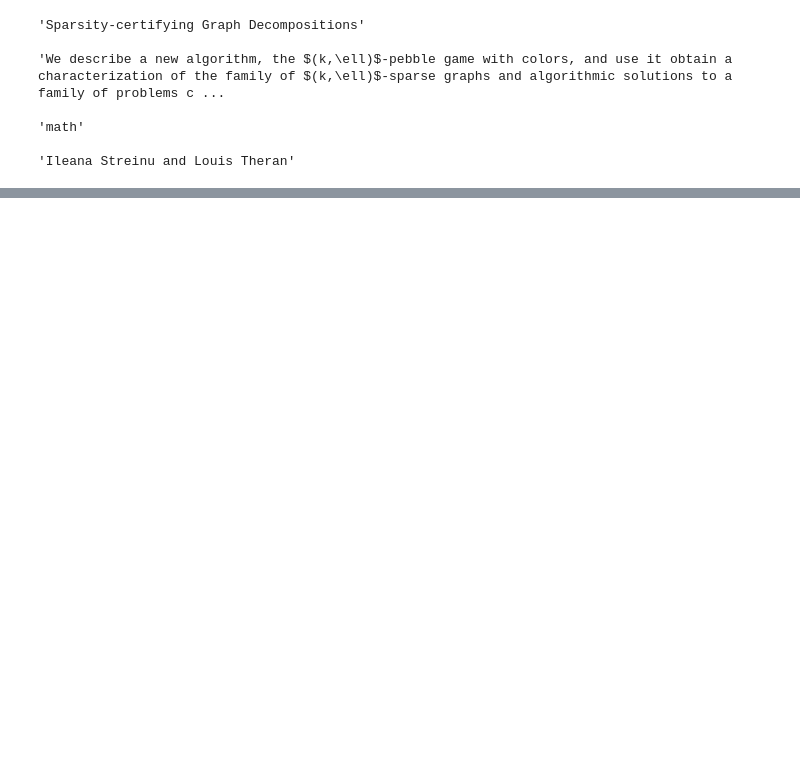
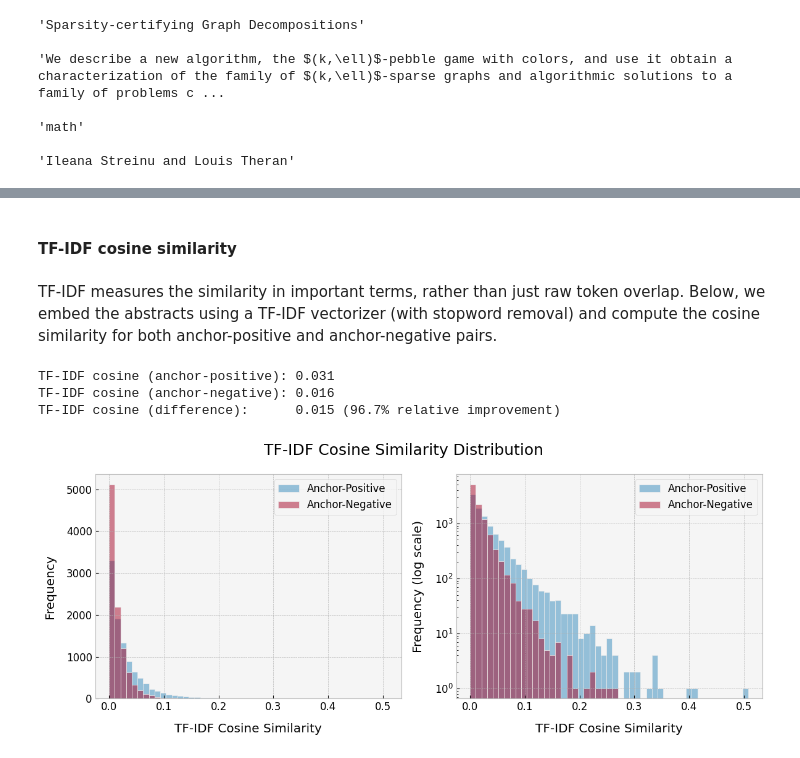
Before and after one commit to nadrajak/arxiv-semantic-search, a Jupyter notebook: notebooks/0-arxiv-exploration.ipynb, the cells around one changed output, grey strips where cells are left out. Saved outputs shown, nothing was run; the diff lists cells and outputs as text; code cells hidden in the pictures; blank space fills up the shorter version.

```diff
--- a/notebooks/0-arxiv-exploration.ipynb
+++ b/notebooks/0-arxiv-exploration.ipynb
@@ -416,0 +545,4 @@ print(f"\n'{sample_paper['authors']}'")
+# %% [markdown]
+#### **TF-IDF cosine similarity**
+# %% [markdown]
+TF-IDF measures the similarity in important terms, rather than just raw token overlap. Below, we embed the abstracts using a TF-IDF vectorizer (with stopword removal) and compute the cosine similarity for both anchor-positive and anchor-negative pairs.
@@ -416,0 +567,41 @@ print(f"\n'{sample_paper['authors']}'")
+# %%
+pos_tfidf_sim = tfidf_cosine_similarity(anchors, positives)
+neg_tfidf_sim = tfidf_cosine_similarity(anchors, negatives)
+
+mean_pos_tfidf_sim = np.mean(pos_tfidf_sim)
+mean_neg_tfidf_sim = np.mean(neg_tfidf_sim)
+
+tfidf_diff = mean_pos_tfidf_sim - mean_neg_tfidf_sim
+tfidf_rel = (tfidf_diff / mean_neg_tfidf_sim) * 100
+
+print(f"TF-IDF cosine (anchor-positive): {mean_pos_tfidf_sim:.3f}")
+print(f"TF-IDF cosine (anchor-negative): {mean_neg_tfidf_sim:.3f}")
+print(f"TF-IDF cosine (difference):      {np.absolute(tfidf_diff):.3f} ({tfidf_rel:.1f}% relative improvement)")
+# %% [output]
+TF-IDF cosine (anchor-positive): 0.031
+TF-IDF cosine (anchor-negative): 0.016
+TF-IDF cosine (difference):      0.015 (96.7% relative improvement)
+# %%
+fig, axes = plt.subplots(1, 2, figsize=(12, 5))
+
+fig.suptitle("TF-IDF Cosine Similarity Distribution")
+
+# Define common bins for the histograms
+bins = np.linspace(0, max(max(pos_tfidf_sim), max(neg_tfidf_sim)), 50)
+
+sns.histplot(data=pos_tfidf_sim, bins=bins, alpha=0.5, label="Anchor-Positive", ax=axes[0])
+sns.histplot(data=neg_tfidf_sim, bins=bins, alpha=0.5, label="Anchor-Negative", ax=axes[0])
+axes[0].set_xlabel("TF-IDF Cosine Similarity")
+axes[0].set_ylabel("Frequency")
+axes[0].legend()
+
+sns.histplot(data=pos_tfidf_sim, bins=bins, alpha=0.5, label="Anchor-Positive", ax=axes[1])
+sns.histplot(data=neg_tfidf_sim, bins=bins, alpha=0.5, label="Anchor-Negative", ax=axes[1])
+axes[1].set_yscale("log")  # Log scale makes tail behavior clearer
+axes[1].set_xlabel("TF-IDF Cosine Similarity")
+axes[1].set_ylabel("Frequency (log scale)")
+axes[1].legend()
+
+plt.tight_layout()
+# %% [output]
+[figure, added]
```
Also changed, not shown: parts of 52 cells of this notebook, 2 other files.
